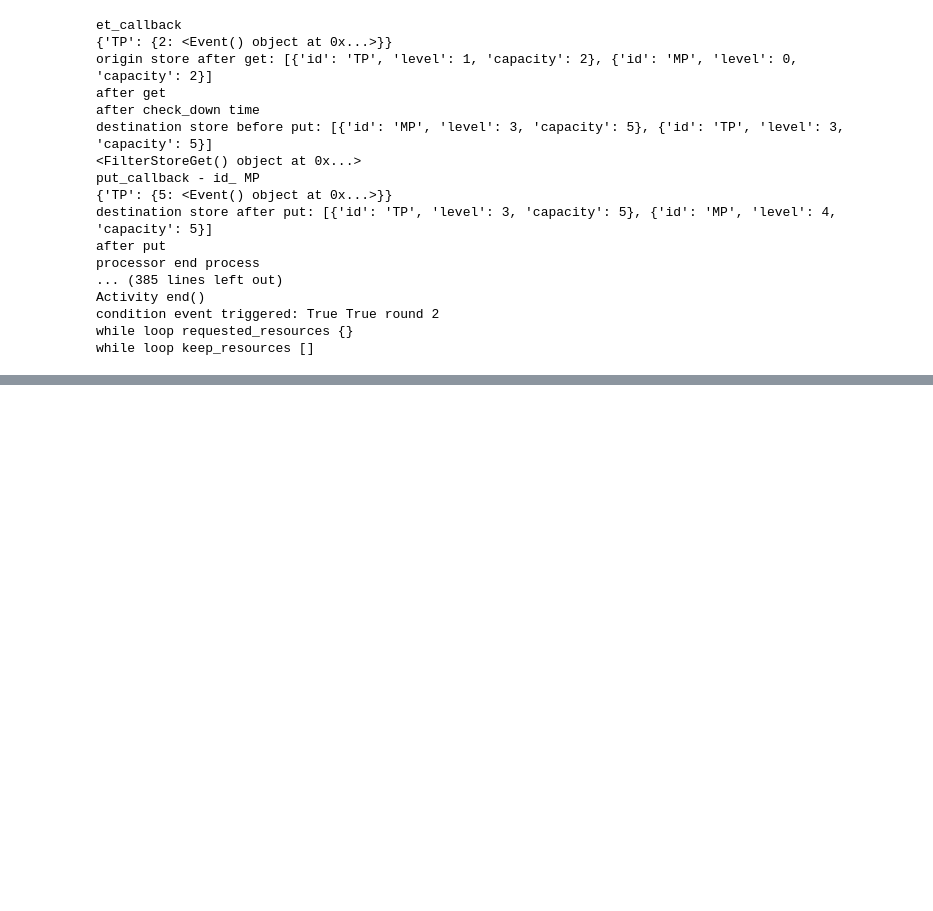
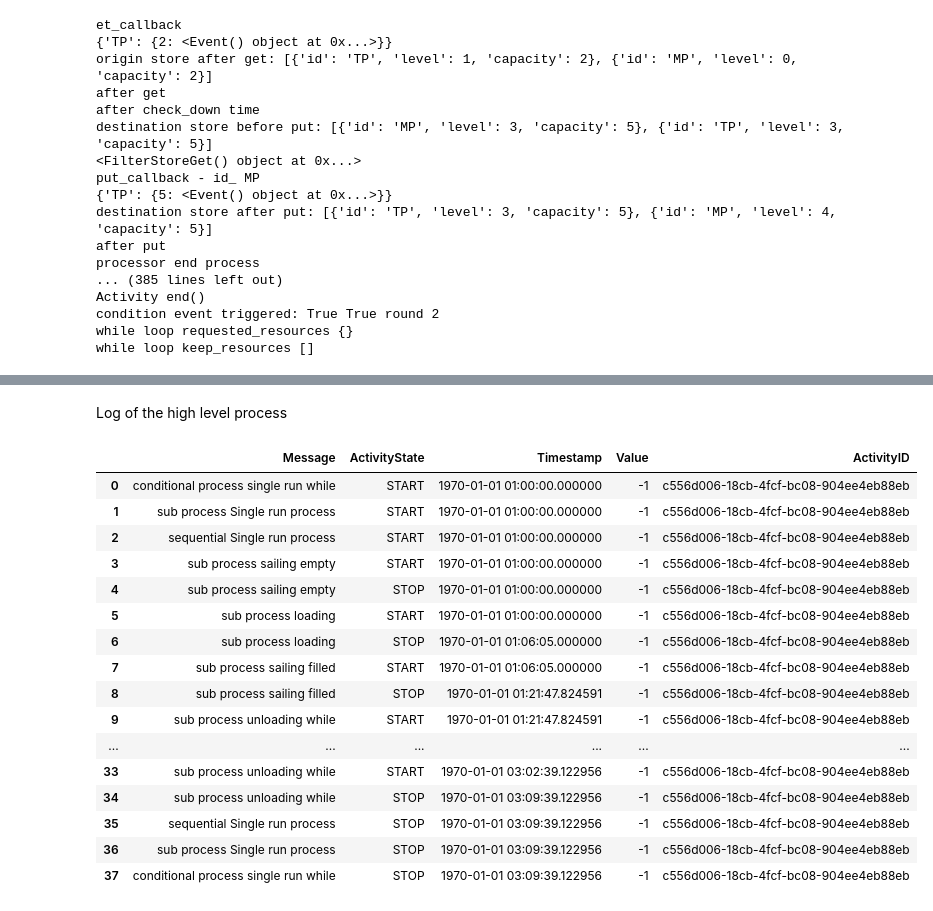
Before and after one commit to TUDelft-CITG/OpenCLSim, a Jupyter notebook: openclsim/notebooks/12_Subcycle_example.ipynb, the cells around one changed output, grey strips where cells are left out. Cells and saved outputs as stored; diff of their text form; code cells hidden in the pictures; blank space fills up the shorter version.

```diff
--- a/openclsim/notebooks/12_Subcycle_example.ipynb
+++ b/openclsim/notebooks/12_Subcycle_example.ipynb
@@ -475,0 +491,26 @@ data
+# %% [markdown]
+Log of the high level process
+# %%
+while_log_df = pd.DataFrame(while_activity.log)
+while_data = while_log_df[["Message", "ActivityState", "Timestamp", "Value", "ActivityID"]]
+while_data = while_data.drop_duplicates()
+#while_data = while_data[data['ActivityState']=='START']
+while_data
+# %% [output]
+|  | Message | ActivityState | Timestamp | Value | ActivityID |
+| 0 | conditional process single run while | START | 1970-01-01 01:00:00.000000 | -1 | c556d006-18cb-4fcf-bc08-904ee4eb88eb |
+| 1 | sub process Single run process | START | 1970-01-01 01:00:00.000000 | -1 | c556d006-18cb-4fcf-bc08-904ee4eb88eb |
+| 2 | sequential Single run process | START | 1970-01-01 01:00:00.000000 | -1 | c556d006-18cb-4fcf-bc08-904ee4eb88eb |
+| 3 | sub process sailing empty | START | 1970-01-01 01:00:00.000000 | -1 | c556d006-18cb-4fcf-bc08-904ee4eb88eb |
+| 4 | sub process sailing empty | STOP | 1970-01-01 01:00:00.000000 | -1 | c556d006-18cb-4fcf-bc08-904ee4eb88eb |
+| 5 | sub process loading | START | 1970-01-01 01:00:00.000000 | -1 | c556d006-18cb-4fcf-bc08-904ee4eb88eb |
+| 6 | sub process loading | STOP | 1970-01-01 01:06:05.000000 | -1 | c556d006-18cb-4fcf-bc08-904ee4eb88eb |
+| 7 | sub process sailing filled | START | 1970-01-01 01:06:05.000000 | -1 | c556d006-18cb-4fcf-bc08-904ee4eb88eb |
+| 8 | sub process sailing filled | STOP | 1970-01-01 01:21:47.824591 | -1 | c556d006-18cb-4fcf-bc08-904ee4eb88eb |
+| 9 | sub process unloading while | START | 1970-01-01 01:21:47.824591 | -1 | c556d006-18cb-4fcf-bc08-904ee4eb88eb |
+| ... | ... | ... | ... | ... | ... |
+| 33 | sub process unloading while | START | 1970-01-01 03:02:39.122956 | -1 | c556d006-18cb-4fcf-bc08-904ee4eb88eb |
+| 34 | sub process unloading while | STOP | 1970-01-01 03:09:39.122956 | -1 | c556d006-18cb-4fcf-bc08-904ee4eb88eb |
+| 35 | sequential Single run process | STOP | 1970-01-01 03:09:39.122956 | -1 | c556d006-18cb-4fcf-bc08-904ee4eb88eb |
+| 36 | sub process Single run process | STOP | 1970-01-01 03:09:39.122956 | -1 | c556d006-18cb-4fcf-bc08-904ee4eb88eb |
+| 37 | conditional process single run while | STOP | 1970-01-01 03:09:39.122956 | -1 | c556d006-18cb-4fcf-bc08-904ee4eb88eb |
```
Also changed, not shown: parts of 2 cells of this notebook, 4 other files.
